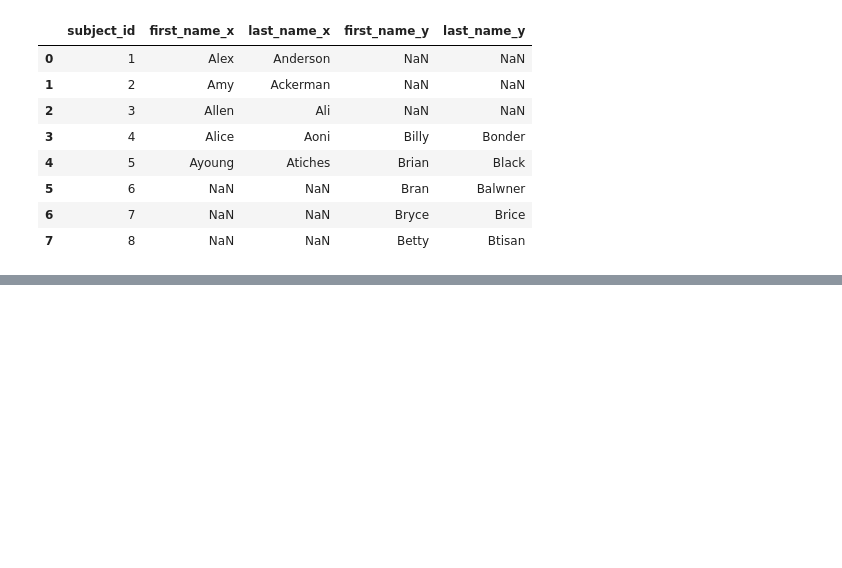
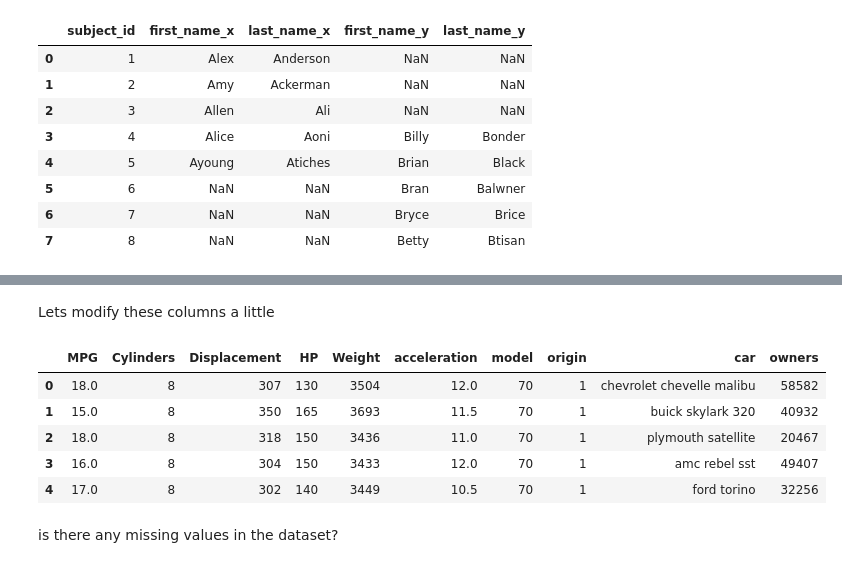
Before and after one commit to vishalthadari/DawnOfDataScience, a Jupyter notebook: Pandas/Data Cleaning.ipynb, the cells around one changed output, grey strips where cells are left out. Saved outputs shown, nothing was run; the diff lists cells and outputs as text; code cells hidden in the pictures; blank space fills up the shorter version.

```diff
--- a/Pandas/Data Cleaning.ipynb
+++ b/Pandas/Data Cleaning.ipynb
@@ -208,0 +218,14 @@ pd.merge(data1, data2, on='subject_id', how='outer')
+# %% [markdown]
+Lets modify these columns a little
+# %%
+cars.columns = ['MPG','Cylinders', 'Displacement', 'HP', 'Weight',"acceleration","model","origin","car","owners"]
+cars.head()
+# %% [output]
+|  | MPG | Cylinders | Displacement | HP | Weight | acceleration | model | origin | car | owners |
+| 0 | 18.0 | 8 | 307 | 130 | 3504 | 12.0 | 70 | 1 | chevrolet chevelle malibu | 58582 |
+| 1 | 15.0 | 8 | 350 | 165 | 3693 | 11.5 | 70 | 1 | buick skylark 320 | 40932 |
+| 2 | 18.0 | 8 | 318 | 150 | 3436 | 11.0 | 70 | 1 | plymouth satellite | 20467 |
+| 3 | 16.0 | 8 | 304 | 150 | 3433 | 12.0 | 70 | 1 | amc rebel sst | 49407 |
+| 4 | 17.0 | 8 | 302 | 140 | 3449 | 10.5 | 70 | 1 | ford torino | 32256 |
+# %% [markdown]
+is there any missing values in the dataset?
```
Also changed, not shown: parts of 17 cells of this notebook.
